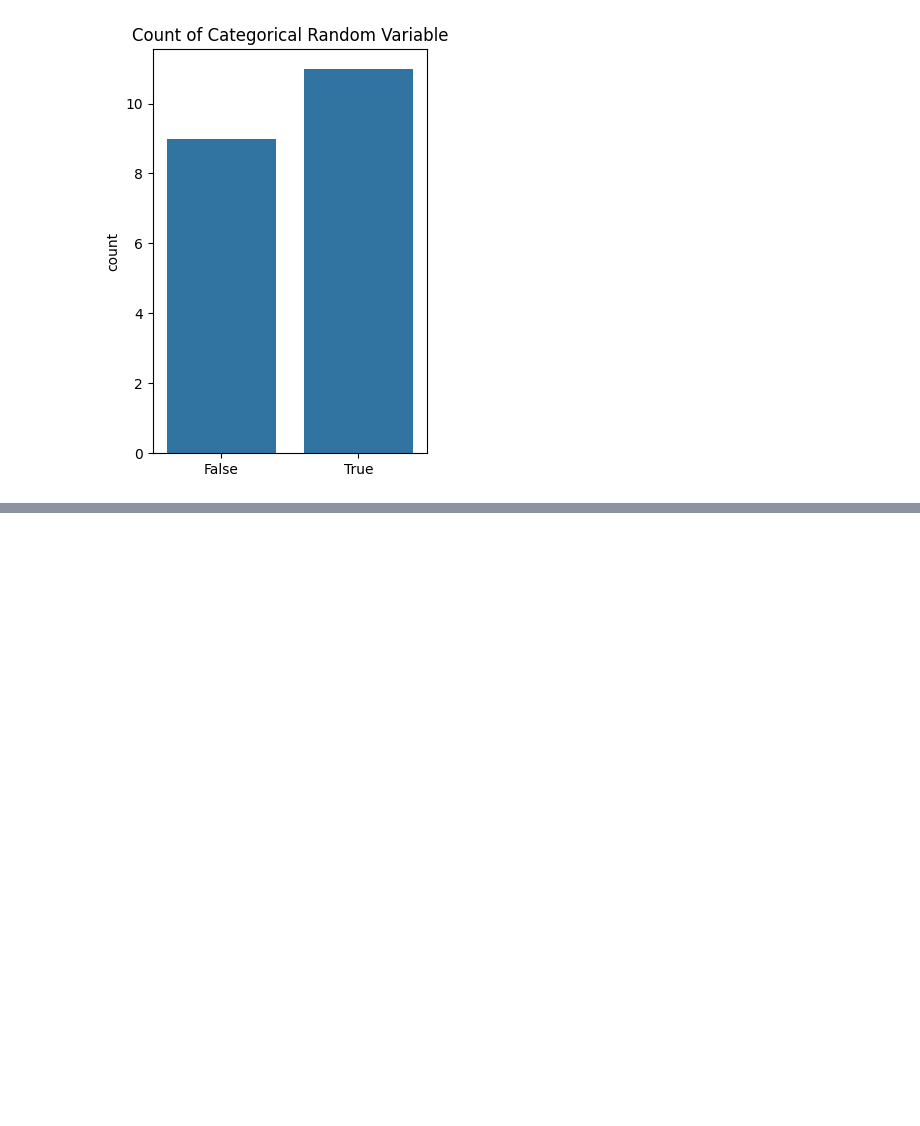
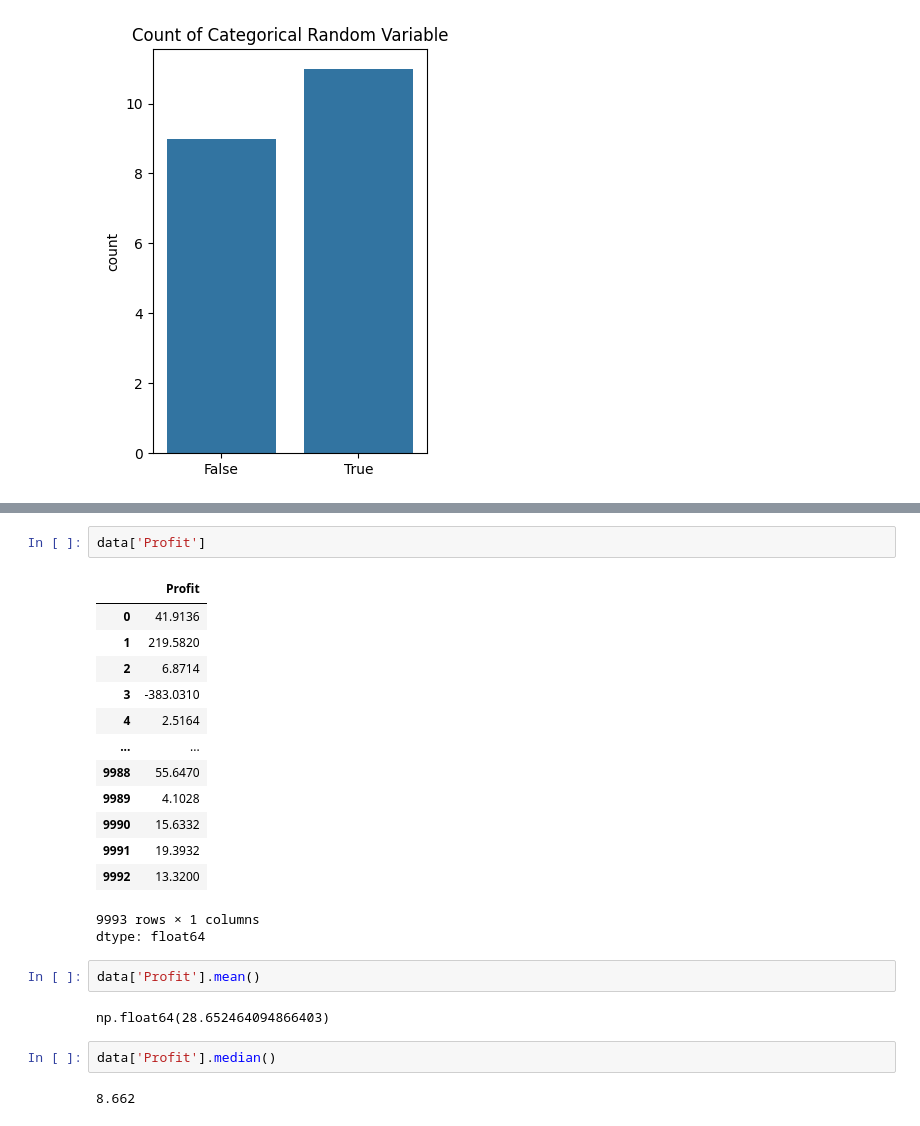
Before and after one commit to SANGRAMLEMBE/MTech, a Jupyter notebook: Inferential_Statistics/Practical/Inferential_stats_1.ipynb, the cells around one changed output, grey strips where cells are left out. Drawn from its saved outputs; the diff is of its cells as text; blank space fills up the shorter version.

```diff
--- a/Inferential_Statistics/Practical/Inferential_stats_1.ipynb
+++ b/Inferential_Statistics/Practical/Inferential_stats_1.ipynb
@@ -385,0 +408,25 @@ plt.show()
+# %%
+data['Profit']
+# %% [output]
+|  | Profit |
+| 0 | 41.9136 |
+| 1 | 219.5820 |
+| 2 | 6.8714 |
+| 3 | -383.0310 |
+| 4 | 2.5164 |
+| ... | ... |
+| 9988 | 55.6470 |
+| 9989 | 4.1028 |
+| 9990 | 15.6332 |
+| 9991 | 19.3932 |
+| 9992 | 13.3200 |
+9993 rows × 1 columns
+dtype: float64
+# %%
+data['Profit'].mean()
+# %% [output]
+np.float64(28.652464094866403)
+# %%
+data['Profit'].median()
+# %% [output]
+8.662
```
Also changed, not shown: parts of 13 cells of this notebook.
